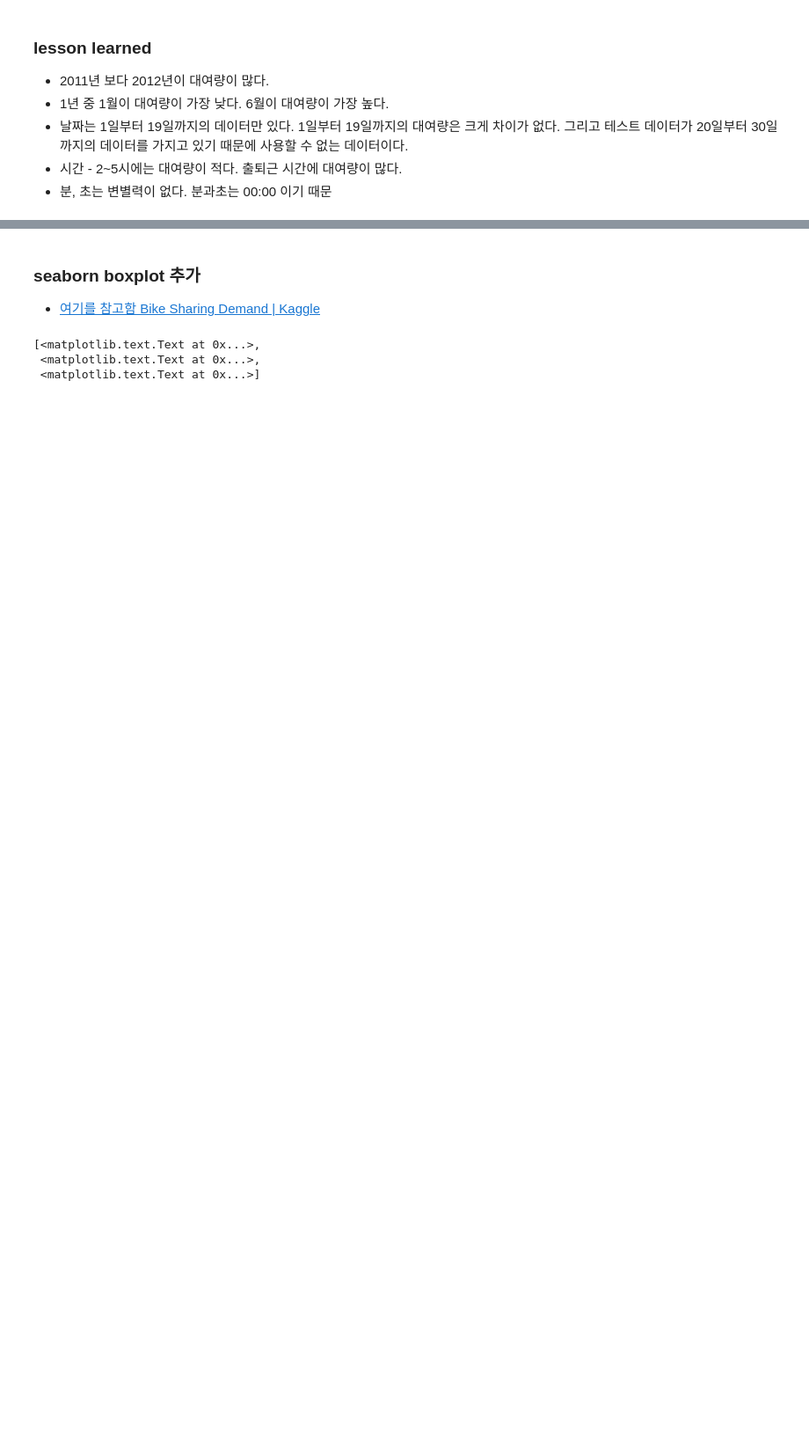
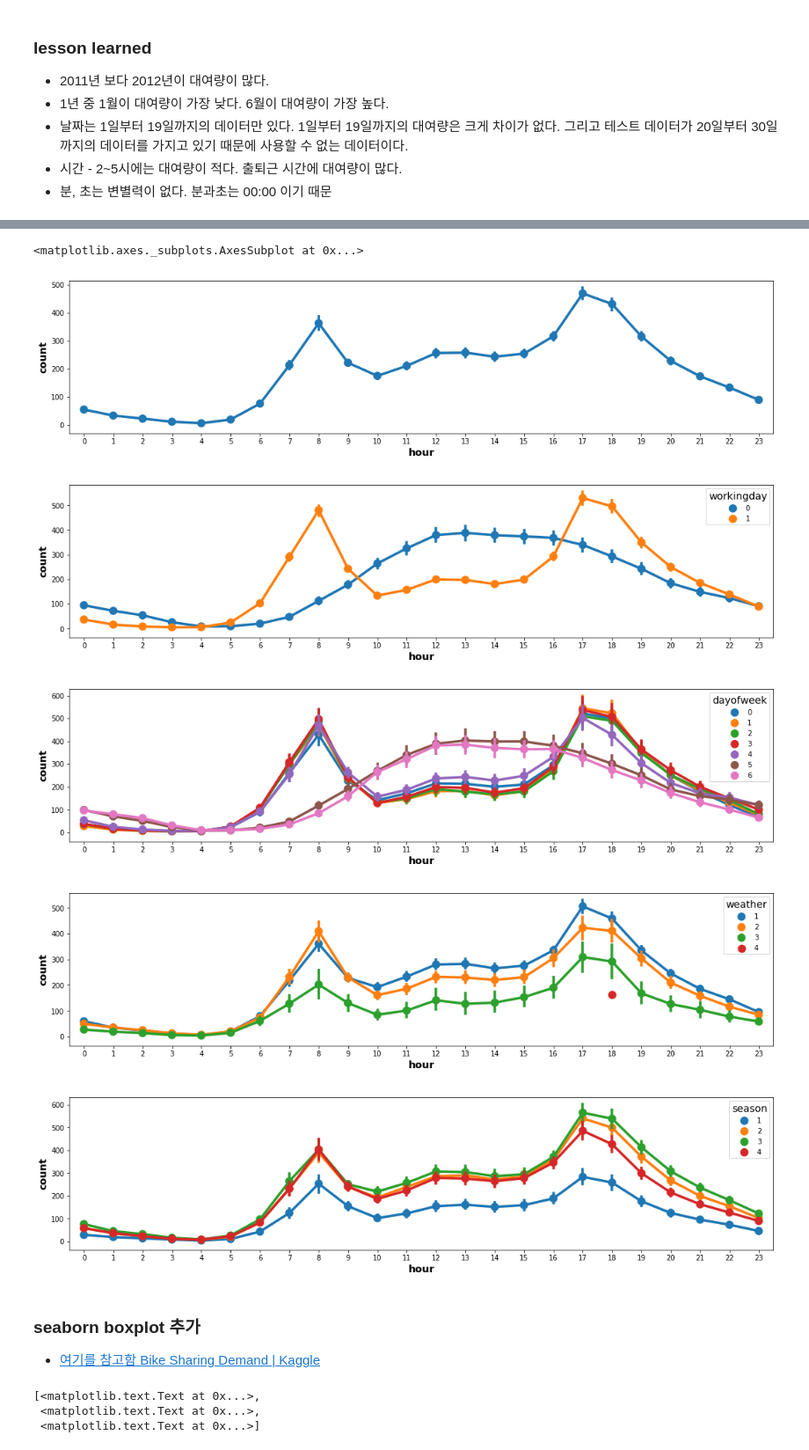
Before and after one commit to heemokyim/dsschool-study-notebook, a Jupyter notebook: 3rd-week-bike-sharing-demand/bike-sharing-demand-visualize.ipynb, the cells around one changed output, grey strips where cells are left out. Shown at 88% size. Cells and saved outputs as stored; diff of their text form; code cells hidden in the pictures; blank space fills up the shorter version.

Commit message:
add pointplot

```diff
--- a/3rd-week-bike-sharing-demand/bike-sharing-demand-visualize.ipynb
+++ b/3rd-week-bike-sharing-demand/bike-sharing-demand-visualize.ipynb
@@ -191,0 +176,5 @@ sns.barplot(data=df, x="second", y="count", ax=ax6)
+# %%
+df["dayofweek"] = df["datetime"].dt.dayofweek
+
+print(df.shape)
+df[["datetime", "dayofweek"]].head()
@@ -192,3 +189,35 @@ sns.barplot(data=df, x="second", y="count", ax=ax6)
+# %%
+figure, ax1 = plt.subplots(nrows=1, ncols=1)
+figure.set_size_inches(18, 4)
+
+sns.pointplot(data=df, x="hour", y="count", ax=ax1)
+
+figure, ax2 = plt.subplots(nrows=1, ncols=1)
+figure.set_size_inches(18, 4)
+
+sns.pointplot(data=df, x="hour", y="count", hue="workingday", ax=ax2)
+
+figure, ax3 = plt.subplots(nrows=1, ncols=1)
+figure.set_size_inches(18,4)
+
+sns.pointplot(data=df, x="hour", y="count", hue="dayofweek", ax=ax3)
+
+figure, ax4 = plt.subplots(nrows=1, ncols=1)
+figure.set_size_inches(18, 4)
+
+sns.pointplot(data=df, x="hour", y="count", hue="weather", ax=ax4)
+
+figure, ax5 = plt.subplots(nrows=1, ncols=1)
+figure.set_size_inches(18, 4)
+
+sns.pointplot(data=df, x="hour", y="count", hue="season", ax=ax5)
+# %% [output]
+<matplotlib.axes._subplots.AxesSubplot at 0x...>
+[figure, added]
+[figure, added]
+[figure, added]
+[figure, added]
+[figure, added]
 # %% [markdown]
 ### seaborn boxplot 추가
 * [여기를 참고함 Bike Sharing Demand | Kaggle](https://www.kaggle.com/viveksrinivasan/eda-ensemble-model-top-10-percentile/code/notebook)
```
Also changed, not shown: parts of 6 cells of this notebook.
